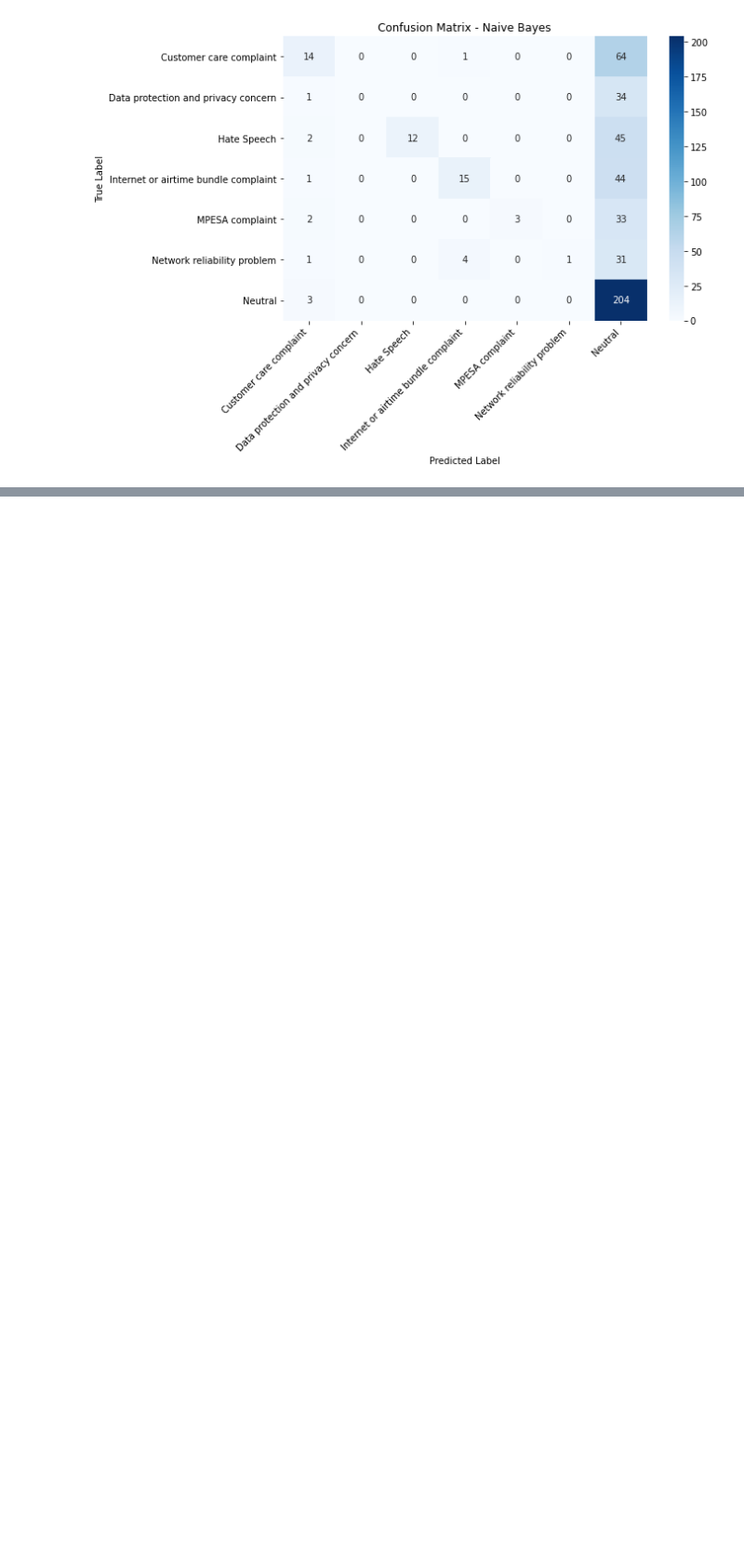
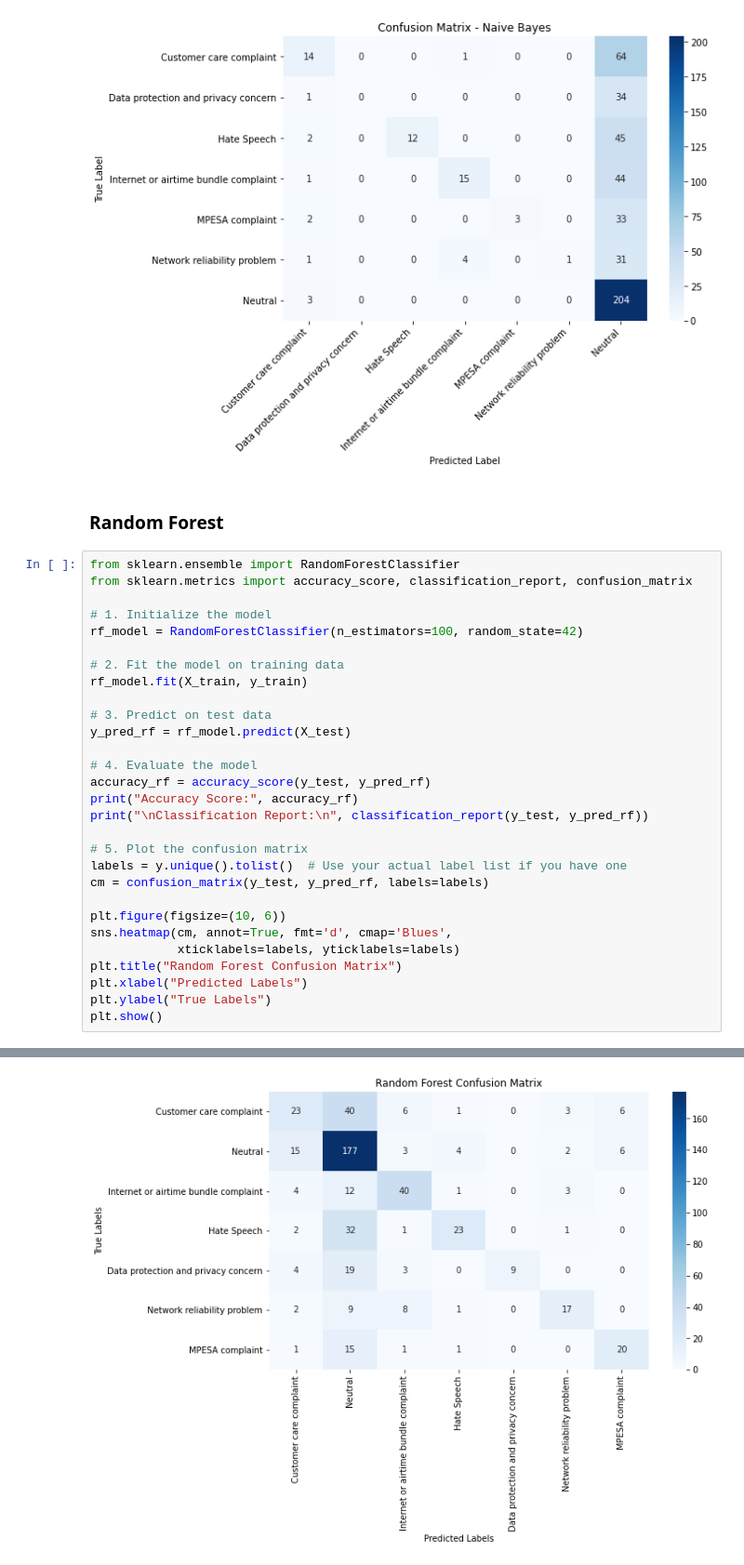
Before and after one commit to Patricknmaina/online_hate-speech_and_complaints_detection, a Jupyter notebook: online_hate-speech_and_complaints_detection/safcom.ipynb, the cells around one changed output, grey strips where cells are left out. Shown: that part at 93% size. Drawn from its saved outputs; the diff is of its cells as text; blank space fills up the shorter version.

```diff
--- a/online_hate-speech_and_complaints_detection/safcom.ipynb
+++ b/online_hate-speech_and_complaints_detection/safcom.ipynb
@@ -662,3 +662,35 @@ plt.tight_layout()
 plt.show()
 # %% [output]
 [figure]
+# %% [markdown]
+### Random Forest
+# %%
+from sklearn.ensemble import RandomForestClassifier
+from sklearn.metrics import accuracy_score, classification_report, confusion_matrix
+
+# 1. Initialize the model
+rf_model = RandomForestClassifier(n_estimators=100, random_state=42)
+
+# 2. Fit the model on training data
+rf_model.fit(X_train, y_train)
+
+# 3. Predict on test data
+y_pred_rf = rf_model.predict(X_test)
+
+# 4. Evaluate the model
+accuracy_rf = accuracy_score(y_test, y_pred_rf)
+print("Accuracy Score:", accuracy_rf)
+print("\nClassification Report:\n", classification_report(y_test, y_pred_rf))
+
+# 5. Plot the confusion matrix
+labels = y.unique().tolist()  # Use your actual label list if you have one
+cm = confusion_matrix(y_test, y_pred_rf, labels=labels)
+
+plt.figure(figsize=(10, 6))
+sns.heatmap(cm, annot=True, fmt='d', cmap='Blues',
+            xticklabels=labels, yticklabels=labels)
+plt.title("Random Forest Confusion Matrix")
+plt.xlabel("Predicted Labels")
+plt.ylabel("True Labels")
+plt.show()
+# %% [output]
@@ -664,0 +713 @@ plt.show()
+[figure, added]
```
Also changed, not shown: parts of 2 cells of this notebook.
